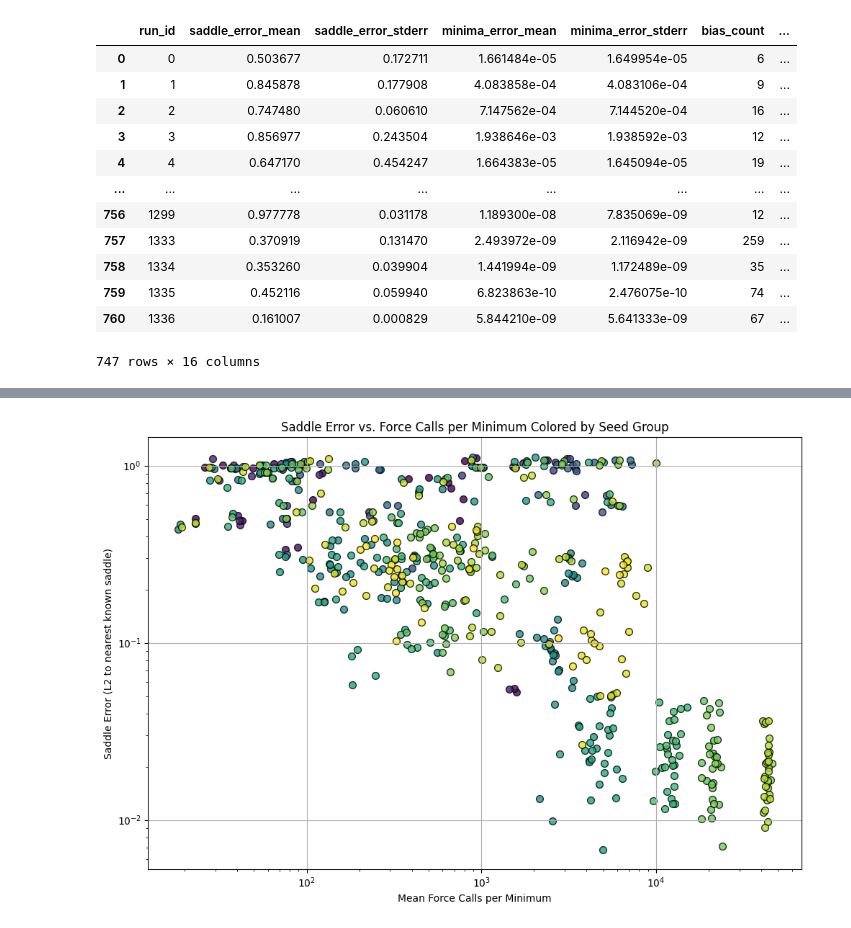
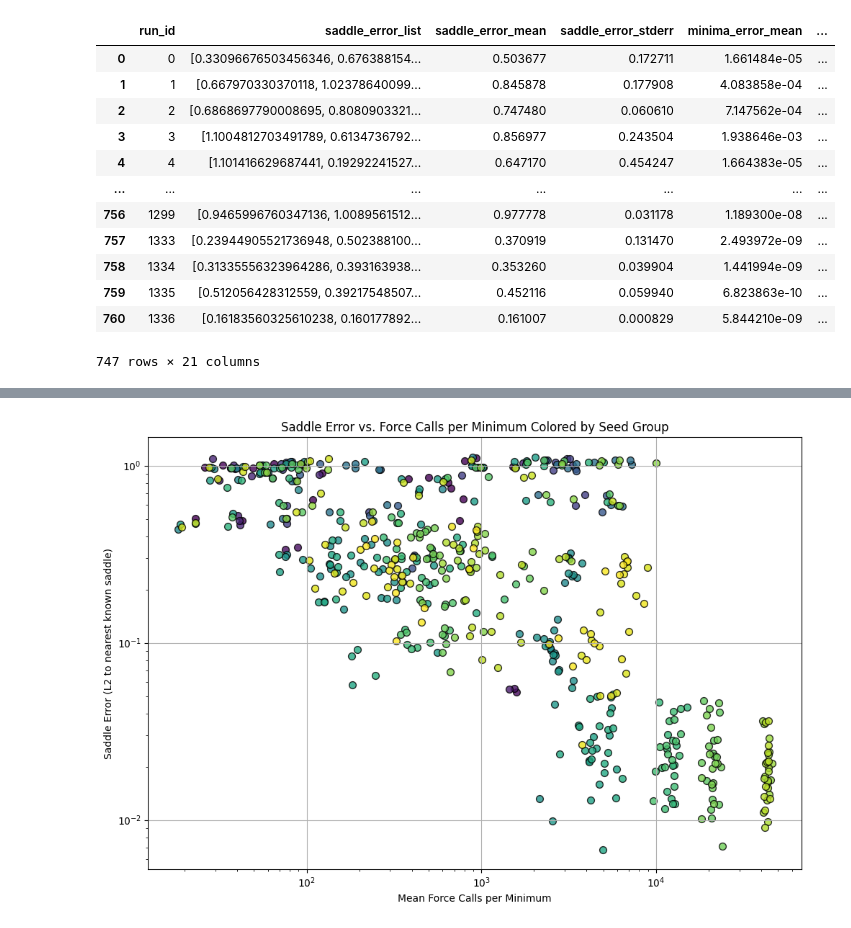
Before and after one commit to SimonNir/ca_abc, a Jupyter notebook: analyze_json.ipynb, the cells around one changed output, grey strips where cells are left out. Cells and saved outputs as stored; diff of their text form; code cells hidden in the pictures.

```diff
--- a/analyze_json.ipynb
+++ b/analyze_json.ipynb
@@ -46,58 +46,64 @@ for idx, row in df.iterrows():
     saddle_errors = [l2_error_to_nearest(sad, known_saddles) for sad in unique_saddles]
     minima_errors = [l2_error_to_nearest(min_, known_minima) for min_ in unique_minima]
 
-    energy_calls_list = row['energy_calls_at_each_min']
-    force_calls_list = row['force_calls_at_each_min']
-
-    total_energy_calls = energy_calls_list[-1] if energy_calls_list else np.nan
-    total_force_calls = force_calls_list[-1] if force_calls_list else np.nan
+    energy_increments = cumulative_to_diffs(row['energy_calls_at_each_min'])
+    force_increments = cumulative_to_diffs(row['force_calls_at_each_min'])
 
     summary = {
         'run_id': row['run_id'],
+        'saddle_error_list': saddle_errors,  # <-- New list column
         'saddle_error_mean': np.mean(saddle_errors),
         'saddle_error_stderr': standard_error(saddle_errors),
         'minima_error_mean': np.mean(minima_errors),
         'minima_error_stderr': standard_error(minima_errors),
         'bias_count': row['bias_count'],
         'num_minima': len(unique_minima),
         'num_saddles': len(unique_saddles),
-        'total_force_calls': total_force_calls,
-        'total_energy_calls': total_energy_calls,
+        'energy_incements': energy_increments,
+        'force_incements': force_increments,
+        'mean_force_calls_per_min': np.mean(force_increments) if len(force_increments) else np.nan,
+        'stdv_force_calls_per_min': standard_error(force_increments) if len(force_increments) > 1 else np.nan,
+        'mean_energy_calls_per_min': np.mean(energy_increments) if len(energy_increments) else np.nan,
+        'stdv_energy_calls_per_min': standard_error(energy_increments) if len(energy_increments) > 1 else np.nan,
     }
 
     config_keys = [
         'bias_std_dev_scale', 'bias_covariance', 'bias_height_fraction',
         'bias_height', 'perturbation_size', 'optimizer'
     ]
     for key in config_keys:
         summary[key] = row[key]
 
     rows.append(summary)
 
+full_df = pd.DataFrame(rows)
 
-full_df = pd.DataFrame(rows)
+# Round parameters to avoid floating point precision issues
+full_df['bias_height'] = full_df['bias_height'].round(7)
+full_df['bias_covariance'] = full_df['bias_covariance'].round(7)
+full_df['perturbation_size'] = full_df['perturbation_size'].round(7)
 
 # Filter if needed
 full_df = full_df[
     (full_df['num_minima'] == 3) &
     (full_df['num_saddles'] == 2)
 ].copy()
 
 full_df
 # %% [output]
-|  | run_id | saddle_error_mean | saddle_error_stderr | minima_error_mean | minima_error_stderr | bias_count | ... |
-| 0 | 0 | 0.503677 | 0.172711 | 1.661484e-05 | 1.649954e-05 | 6 | ... |
-| 1 | 1 | 0.845878 | 0.177908 | 4.083858e-04 | 4.083106e-04 | 9 | ... |
-| 2 | 2 | 0.747480 | 0.060610 | 7.147562e-04 | 7.144520e-04 | 16 | ... |
-| 3 | 3 | 0.856977 | 0.243504 | 1.938646e-03 | 1.938592e-03 | 12 | ... |
-| 4 | 4 | 0.647170 | 0.454247 | 1.664383e-05 | 1.645094e-05 | 19 | ... |
-| ... | ... | ... | ... | ... | ... | ... | ... |
-| 756 | 1299 | 0.977778 | 0.031178 | 1.189300e-08 | 7.835069e-09 | 12 | ... |
-| 757 | 1333 | 0.370919 | 0.131470 | 2.493972e-09 | 2.116942e-09 | 259 | ... |
-| 758 | 1334 | 0.353260 | 0.039904 | 1.441994e-09 | 1.172489e-09 | 35 | ... |
-| 759 | 1335 | 0.452116 | 0.059940 | 6.823863e-10 | 2.476075e-10 | 74 | ... |
-| 760 | 1336 | 0.161007 | 0.000829 | 5.844210e-09 | 5.641333e-09 | 67 | ... |
+|  | run_id | saddle_error_list | saddle_error_mean | saddle_error_stderr | minima_error_mean | ... |
+| 0 | 0 | [0.33096676503456346, 0.676388154... | 0.503677 | 0.172711 | 1.661484e-05 | ... |
+| 1 | 1 | [0.667970330370118, 1.02378640099... | 0.845878 | 0.177908 | 4.083858e-04 | ... |
+| 2 | 2 | [0.6868697790008695, 0.8080903321... | 0.747480 | 0.060610 | 7.147562e-04 | ... |
+| 3 | 3 | [1.1004812703491789, 0.6134736792... | 0.856977 | 0.243504 | 1.938646e-03 | ... |
+| 4 | 4 | [1.101416629687441, 0.19292241527... | 0.647170 | 0.454247 | 1.664383e-05 | ... |
+| ... | ... | ... | ... | ... | ... | ... |
+| 756 | 1299 | [0.9465996760347136, 1.0089561512... | 0.977778 | 0.031178 | 1.189300e-08 | ... |
+| 757 | 1333 | [0.23944905521736948, 0.502388100... | 0.370919 | 0.131470 | 2.493972e-09 | ... |
+| 758 | 1334 | [0.31335556323964286, 0.393163938... | 0.353260 | 0.039904 | 1.441994e-09 | ... |
+| 759 | 1335 | [0.512056428312559, 0.39217548507... | 0.452116 | 0.059940 | 6.823863e-10 | ... |
+| 760 | 1336 | [0.16183560325610238, 0.160177892... | 0.161007 | 0.000829 | 5.844210e-09 | ... |
-747 rows × 16 columns
+747 rows × 21 columns
 # %%
 import matplotlib.pyplot as plt
 
```
Also changed, not shown: parts of 10 cells of this notebook.
